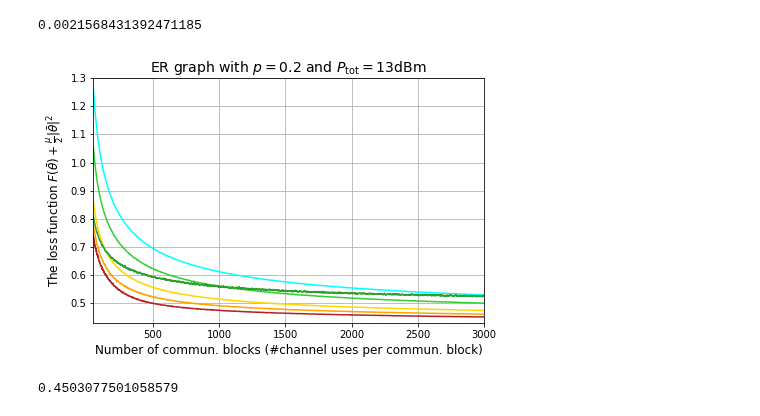
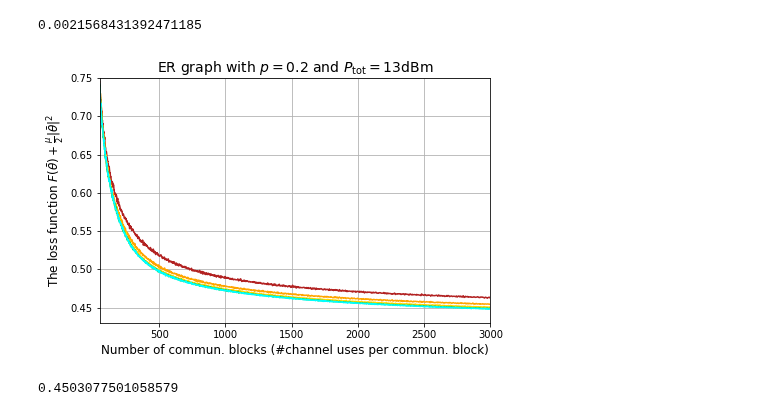
Before and after one commit to Fuzzy-Face/JSAC_FL, a Jupyter notebook: temp.ipynb, the cells around one changed output. Saved outputs shown, nothing was run; the diff lists cells and outputs as text; code cells hidden in the pictures.

```diff
--- a/temp.ipynb
+++ b/temp.ipynb
@@ -126,27 +126,27 @@ CG = PL * (np.abs(CH)) ** 2
 # losseses = np.array(losseses)
 # K = losseses.shape[2]
 # df1 = pd.DataFrame(losseses[0], columns = ['Device_{}'.format(i + 1) for i in range(K)] )
-losseses = pickle.load( open('../repo_jv/data/pair-wise/losseses_SCHEME_5_P_0.02_N_7943_rho_a_500.00_zeta0_0.0100_rho_a_prime_10000.00.pkl', 'rb') )
+losseses = pickle.load( open('../repo_jv/data/pair-wise/losseses_SCHEME_5_P_0.002_N_7943_rho_a_500.00_zeta0_0.0100_rho_a_prime_997.63.pkl', 'rb') )
 losseses = np.array(losseses)
 df1 = pd.DataFrame(losseses[0], columns = ['Device_{}'.format(i + 1) for i in range(K)] )
 
-losseses = pickle.load( open('../repo_jv/data/pair-wise/losseses_SCHEME_5_P_0.02_N_7943_rho_a_1000.00_zeta0_0.0100_rho_a_prime_10000.00.pkl', 'rb') )
+losseses = pickle.load( open('../repo_jv/data/pair-wise/losseses_SCHEME_5_P_0.007_N_7943_rho_a_500.00_zeta0_0.0100_rho_a_prime_3459.15.pkl', 'rb') )
 losseses = np.array(losseses)
 df2 = pd.DataFrame(losseses[0], columns = ['Device_{}'.format(i + 1) for i in range(K)] )
 
-losseses = pickle.load( open('../repo_jv/data/pair-wise/losseses_SCHEME_5_P_0.02_N_7943_rho_a_2000.00_zeta0_0.0100_rho_a_prime_10000.00.pkl', 'rb') )
+losseses = pickle.load( open('../repo_jv/data/pair-wise/losseses_SCHEME_5_P_0.024_N_7943_rho_a_500.00_zeta0_0.0100_rho_a_prime_11994.16.pkl', 'rb') )
 losseses = np.array(losseses)
 df3 = pd.DataFrame(losseses[0], columns = ['Device_{}'.format(i + 1) for i in range(K)] )
 
-losseses = pickle.load( open('../repo_jv/data/pair-wise/losseses_SCHEME_5_P_0.02_N_7943_rho_a_5000.00_zeta0_0.0100_rho_a_prime_10000.00.pkl', 'rb') )
+losseses = pickle.load( open('../repo_jv/data/pair-wise/losseses_SCHEME_5_P_0.08_N_7943_rho_a_500.00_zeta0_0.0100_rho_a_prime_41588.19.pkl', 'rb') )
 losseses = np.array(losseses)
 df4 = pd.DataFrame(losseses[0], columns = ['Device_{}'.format(i + 1) for i in range(K)] )
 
-losseses = pickle.load( open('../repo_jv/data/pair-wise/losseses_SCHEME_5_P_0.02_N_7943_rho_a_10000.00_zeta0_0.0100_rho_a_prime_10000.00.pkl', 'rb') )
+losseses = pickle.load( open('../repo_jv/data/pair-wise/losseses_SCHEME_5_P_0.29_N_7943_rho_a_500.00_zeta0_0.0100_rho_a_prime_144201.58.pkl', 'rb') )
 losseses = np.array(losseses)
 df5 = pd.DataFrame(losseses[0], columns = ['Device_{}'.format(i + 1) for i in range(K)] )
 
-losseses = pickle.load( open('../repo_jv/data/pair-wise/losseses_SCHEME_5_P_0.02_N_1588_rho_a_2000.00_zeta0_0.0100_rho_a_prime_10000.00_pure_star.pkl', 'rb') )
+losseses = pickle.load( open('../repo_jv/data/pair-wise/losseses_SCHEME_5_P_1.00_N_7943_rho_a_500.00_zeta0_0.0100_rho_a_prime_500000.00.pkl', 'rb') )
 losseses = np.array(losseses)
 df6 = pd.DataFrame(losseses[0], columns = ['Device_{}'.format(i + 1) for i in range(K)] )
 
@@ -160,25 +160,25 @@ df8 = pd.DataFrame(losseses[0], columns = ['Device_{}'.format(i + 1) for i in ra
 # %%
 fig, ax = plt.subplots(figsize = (7.0,4.5))
 df1.rolling(window = 5).mean().mean(axis = 1).plot(color = 'firebrick', label = 'D-DSGD')
 df2.rolling(window = 5).mean().mean(axis = 1).plot(color = 'orange', label = 'TDMA-based D-DSGD')
 df3.rolling(window = 5).mean().mean(axis = 1).plot(color = 'gold', label = 'A-DSGD')
 df4.rolling(window = 5).mean().mean(axis = 1).plot(color = 'limegreen', label = 'TDMA-based A-DSGD')
 df5.rolling(window = 5).mean().mean(axis = 1).plot(color = 'cyan', label = 'TDMA-based A-DSGD')
 # df6.rolling(window = 5).mean().mean(axis = 1).plot(color = 'tab:blue', label = 'TDMA-based A-DSGD')
 # df7.rolling(window = 5).mean().mean(axis = 1).plot(style = '--', color = 'blueviolet', label = 'Ideal commun.')
-df8.rolling(window = 10).mean().mean(axis = 1).plot(color = 'tab:green', label = 'No commun.')
+# df8.rolling(window = 10).mean().mean(axis = 1).plot(color = 'tab:green', label = 'No commun.')
 
 plt.xlabel(r'Number of commun. blocks (#channel uses per commun. block)', fontsize = 12)
 plt.ylabel(r'The loss function $F(\bar{\theta}) + \frac{\mu}{2}\|\bar{\theta}\|^2$', fontsize = 12)
 plt.title(r'ER graph with $p = 0.2$ and $P_{\rm tot} = 13$dBm', fontsize = 14)
 plt.xlim((50, 3000))
-plt.ylim((0.43, 1.3))
+plt.ylim((0.43, 0.75))
 plt.grid()
 # plt.legend(loc = 'upper right', fontsize = 12)
 # plt.savefig('C:/Users/Helen/documents/visiting_research@KCL/D2D_DSGD/repo_jv/fig/comp_loss_vs_commun_small_N.pdf',format='pdf', dpi=600)
 plt.show()
 # %% [output]
-[figure, old version]
+[figure, new version]
 # %%
 df1.rolling(window = 5).mean().mean(axis = 1).min()
 # %% [output]
```
Also changed, not shown: parts of 8 cells of this notebook, 2 other files.
